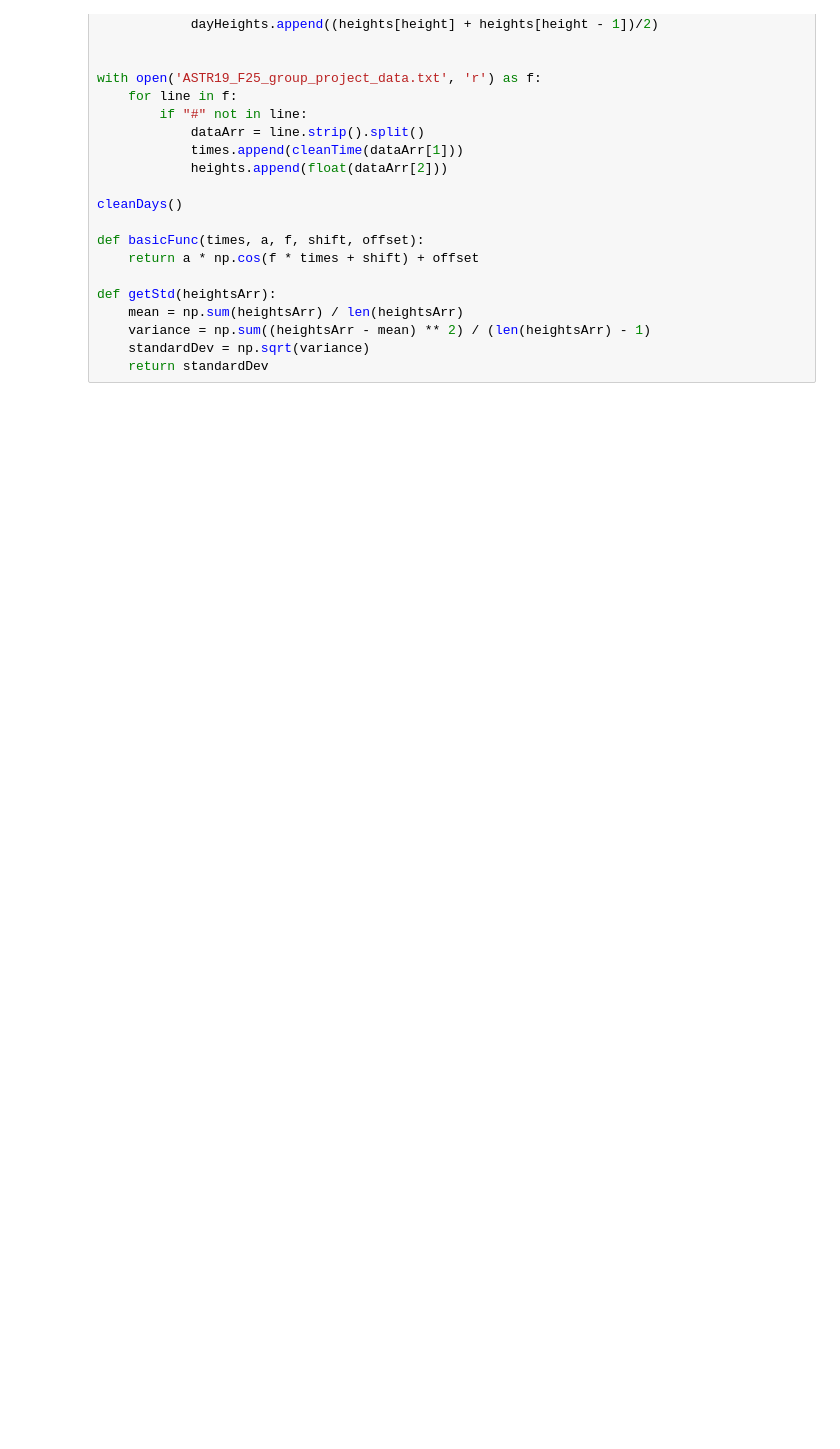
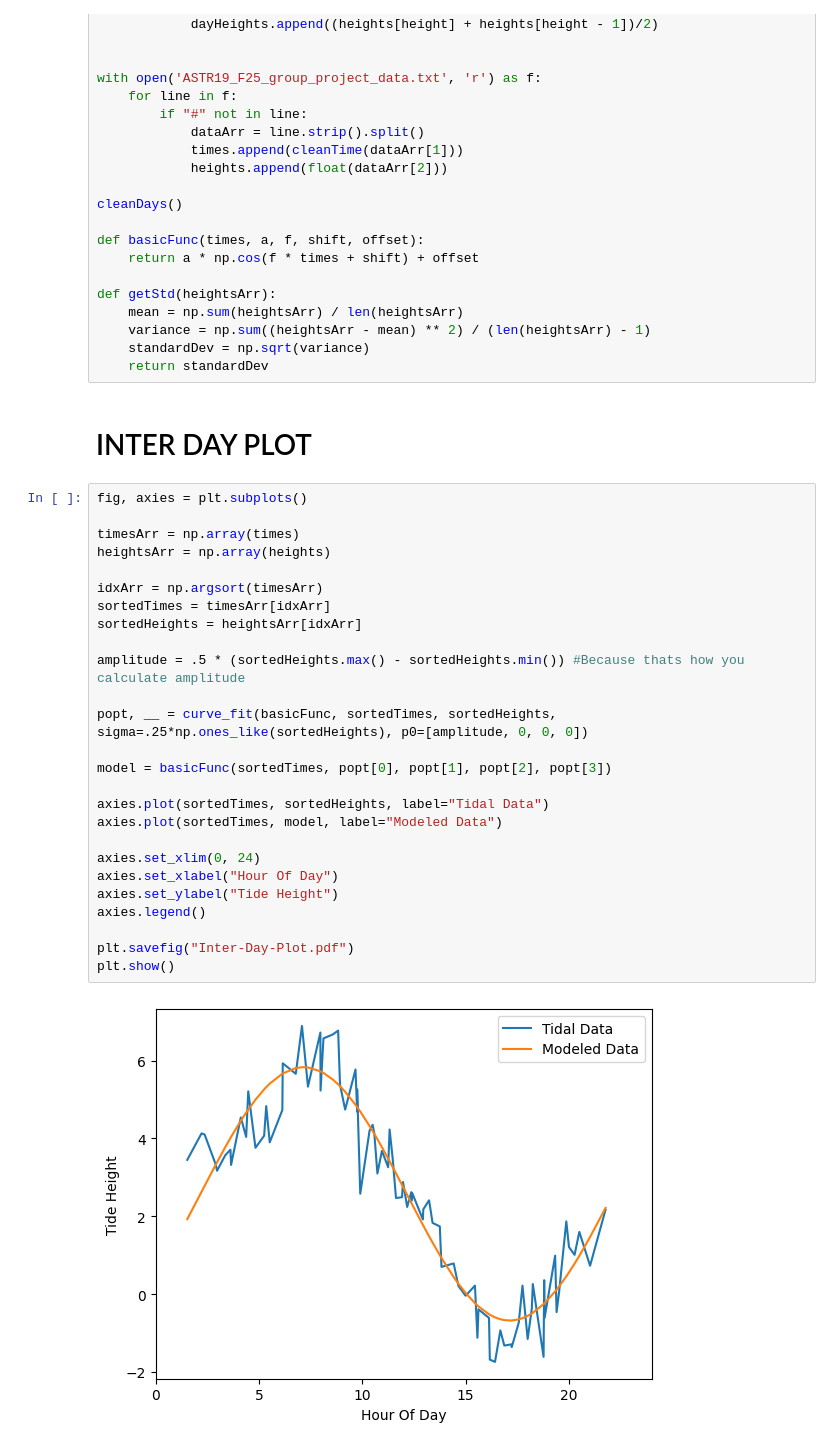
Before and after one commit to Garrette413/ASTR-19-Tidal-Report, a Jupyter notebook: Tidal.ipynb, the cells around one changed output. Drawn from its saved outputs; the diff is of its cells as text; blank space fills up the shorter version.

```diff
--- a/Tidal.ipynb
+++ b/Tidal.ipynb
@@ -41,3 +41,33 @@ def getStd(heightsArr):
     variance = np.sum((heightsArr - mean) ** 2) / (len(heightsArr) - 1)
     standardDev = np.sqrt(variance)
     return standardDev
+# %% [markdown]
+<h1 style="color: black; background-color: white; width: 25vw">INTER DAY PLOT</h1>
+# %%
+fig, axies = plt.subplots()
+
+timesArr = np.array(times)
+heightsArr = np.array(heights)
+
+idxArr = np.argsort(timesArr)
+sortedTimes = timesArr[idxArr]
+sortedHeights = heightsArr[idxArr]
+
+amplitude = .5 * (sortedHeights.max() - sortedHeights.min()) #Because thats how you calculate amplitude
+
+popt, __ = curve_fit(basicFunc, sortedTimes, sortedHeights, sigma=.25*np.ones_like(sortedHeights), p0=[amplitude, 0, 0, 0])
+
+model = basicFunc(sortedTimes, popt[0], popt[1], popt[2], popt[3])
+
+axies.plot(sortedTimes, sortedHeights, label="Tidal Data")
+axies.plot(sortedTimes, model, label="Modeled Data")
+
+axies.set_xlim(0, 24)
+axies.set_xlabel("Hour Of Day")
+axies.set_ylabel("Tide Height")
+axies.legend()
+
+plt.savefig("Inter-Day-Plot.pdf")
+plt.show()
+# %% [output]
+[figure, added]
```
Also changed, not shown: 1 other file.
